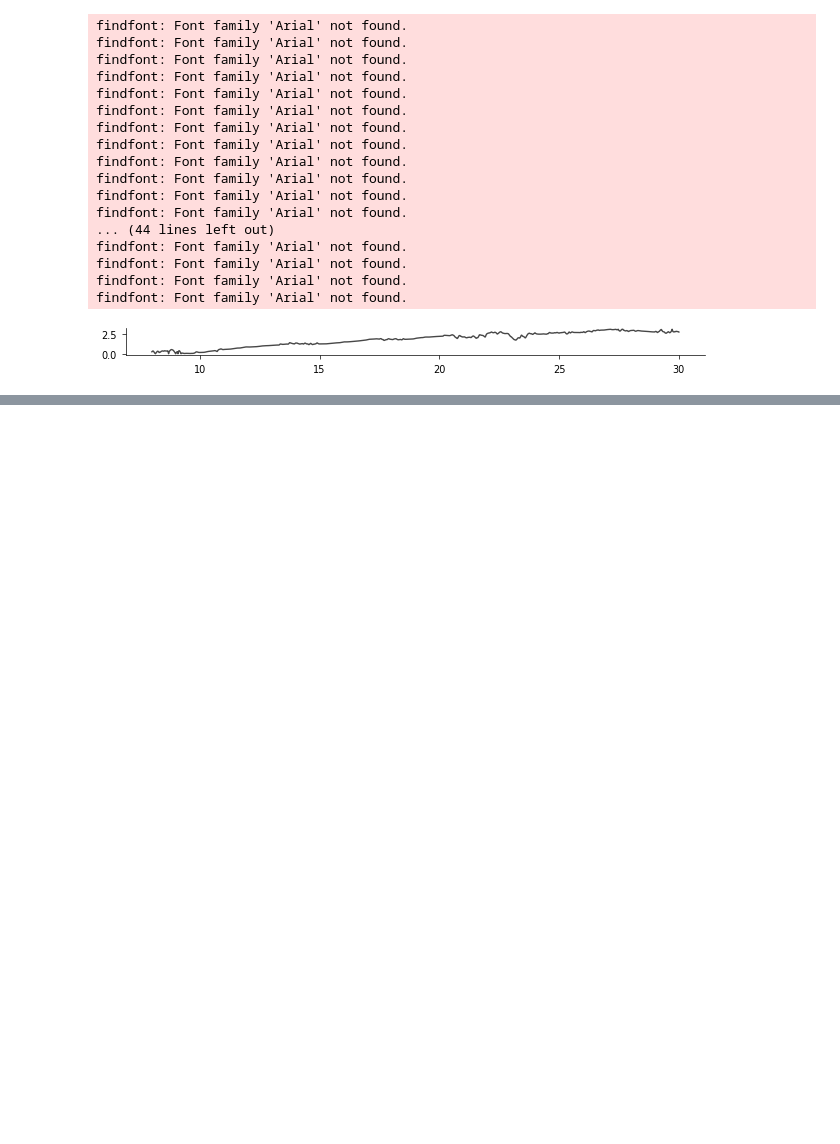
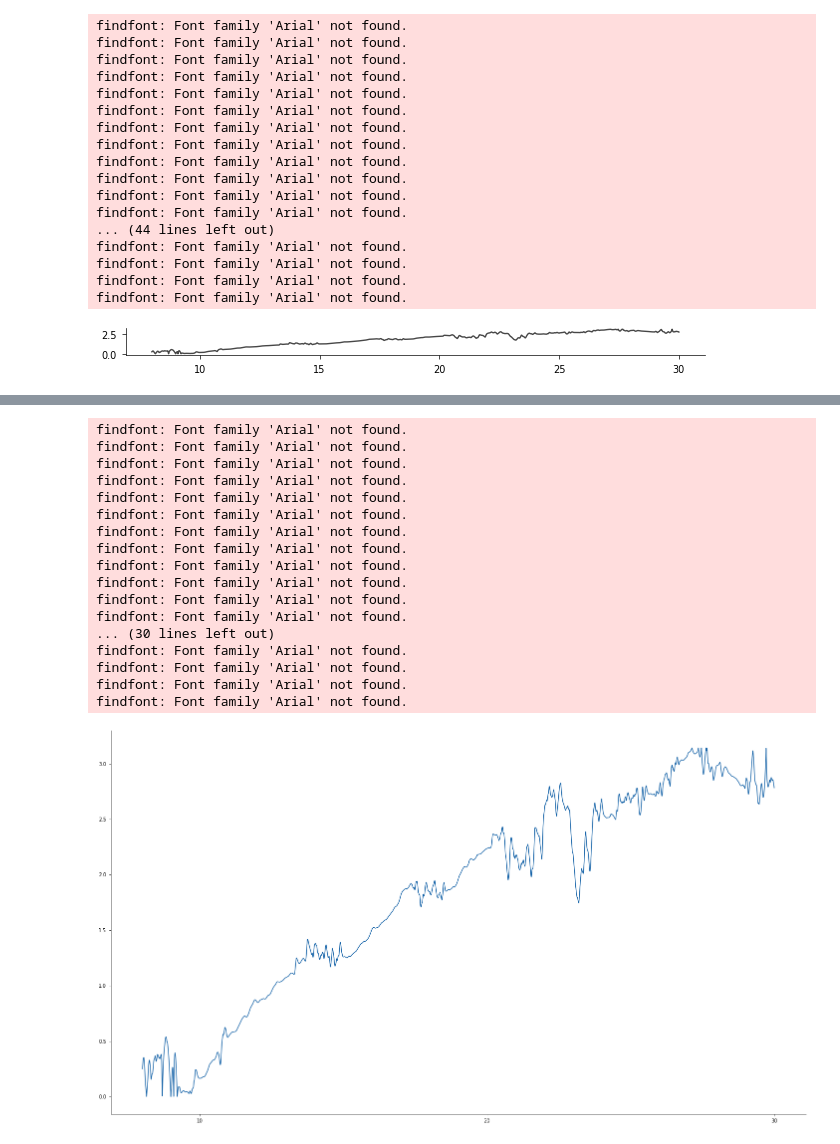
Before and after one commit to tiny-infinity/GridCellsCopy, a Jupyter notebook: analysis/notebooks/Fig2/Fig2_C.ipynb, the cells around one changed output, grey strips where cells are left out. Saved outputs shown, nothing was run; the diff lists cells and outputs as text; code cells hidden in the pictures; blank space fills up the shorter version.

```diff
--- a/analysis/notebooks/Fig2/Fig2_C.ipynb
+++ b/analysis/notebooks/Fig2/Fig2_C.ipynb
@@ -275,0 +328,28 @@ findfont: Font family 'Arial' not found.
+# %%
+#plt.style.use("analysis/config/paper.mplstyle")
+fig,ax=plt.subplots(1,1,figsize=(18,10))
+errs=np.abs(circular_error(decoded_position_avg[1:],pos[:-1]))
+ax.plot(t_s[1:],errs,label="Error (rad)",linewidth=1)
+plt.draw()
+xticks = ax.get_xticks()
+ax.set_xticks([xticks[1],xticks[int(len(xticks)/2)], xticks[-2]])
+plt.show()
+# %% [output]
+findfont: Font family 'Arial' not found.
+findfont: Font family 'Arial' not found.
+findfont: Font family 'Arial' not found.
+findfont: Font family 'Arial' not found.
+findfont: Font family 'Arial' not found.
+findfont: Font family 'Arial' not found.
+findfont: Font family 'Arial' not found.
+findfont: Font family 'Arial' not found.
+findfont: Font family 'Arial' not found.
+findfont: Font family 'Arial' not found.
+findfont: Font family 'Arial' not found.
+findfont: Font family 'Arial' not found.
+... (30 lines left out)
+findfont: Font family 'Arial' not found.
+findfont: Font family 'Arial' not found.
+findfont: Font family 'Arial' not found.
+findfont: Font family 'Arial' not found.
+[figure, added]
```
Also changed, not shown: parts of 2 cells of this notebook, 1 other file.
